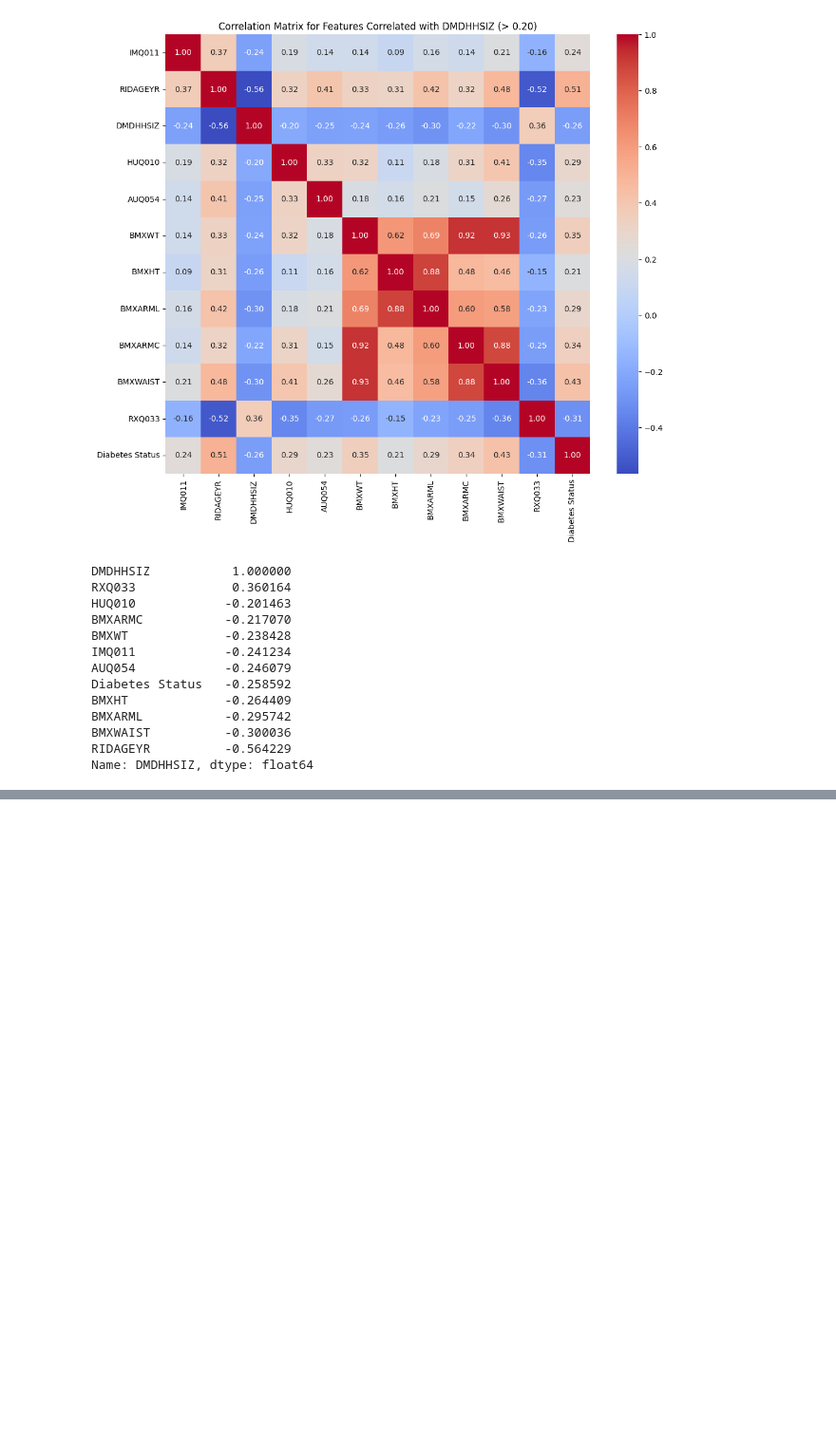
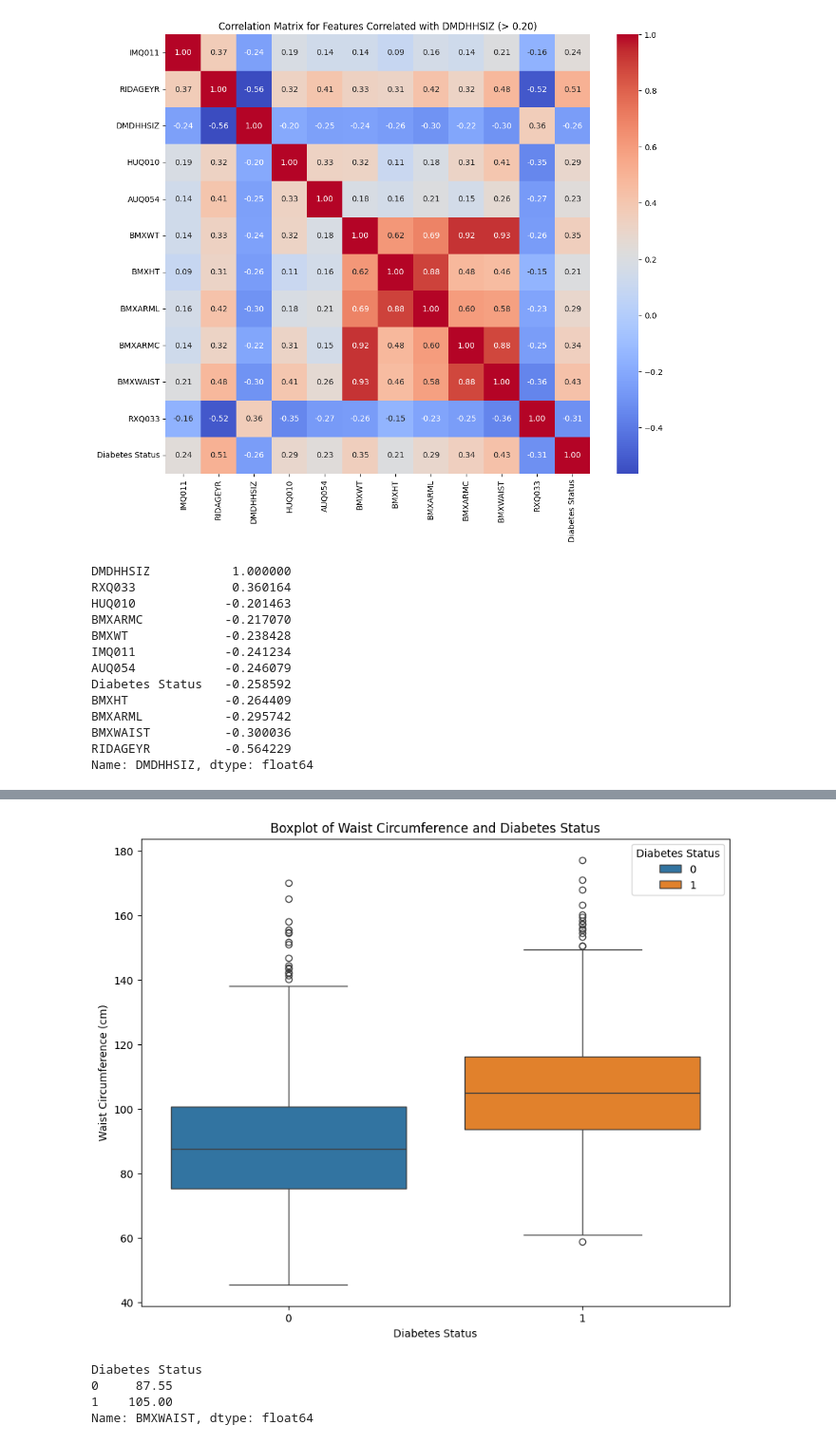
Before and after one commit to NiallGF/Final-Year-Project, a Jupyter notebook: Notebooks/4. EDA.ipynb, the cells around one changed output, grey strips where cells are left out. Shown at 95% size. Saved outputs shown, nothing was run; the diff lists cells and outputs as text; code cells hidden in the pictures; blank space fills up the shorter version.

```diff
--- a/Notebooks/4. EDA.ipynb
+++ b/Notebooks/4. EDA.ipynb
@@ -113,0 +188,20 @@ Name: DMDHHSIZ, dtype: float64
+# %%
+plt.figure(figsize=(10, 8))
+
+sns.boxplot(data=df, x='Diabetes Status', y='BMXWAIST', hue='Diabetes Status')
+plt.title('Boxplot of Waist Circumference and Diabetes Status')
+plt.xlabel('Diabetes Status')
+plt.ylabel('Waist Circumference (cm)')
+
+plt.show()
+# %% [output]
+[figure, added]
+# %%
+# median waist circumference for diabetes status
+
+df.groupby('Diabetes Status')['BMXWAIST'].median()
+# %% [output]
+Diabetes Status
+0     87.55
+1    105.00
+Name: BMXWAIST, dtype: float64
```
Also changed, not shown: parts of 12 cells of this notebook, 7 other files.
